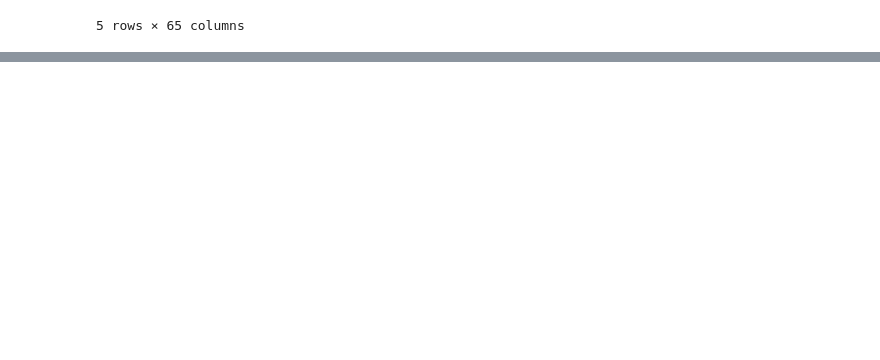
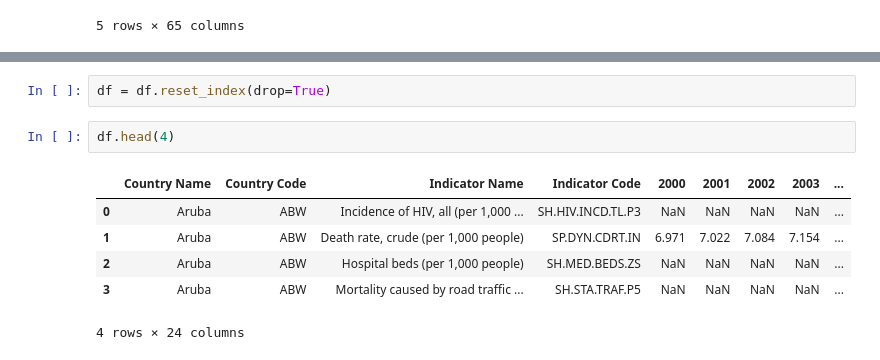
Before and after one commit to susovd/life-expectancy-project, a Jupyter notebook: ETL.ipynb, the cells around one changed output, grey strips where cells are left out. Cells and saved outputs as stored; diff of their text form; blank space fills up the shorter version.

```diff
--- a/ETL.ipynb
+++ b/ETL.ipynb
@@ -91,0 +170,11 @@ df.head()
+# %%
+df = df.reset_index(drop=True)
+# %%
+df.head(4)
+# %% [output]
+|  | Country Name | Country Code | Indicator Name | Indicator Code | 2000 | 2001 | 2002 | 2003 | ... |
+| 0 | Aruba | ABW | Incidence of HIV, all (per 1,000 ... | SH.HIV.INCD.TL.P3 | NaN | NaN | NaN | NaN | ... |
+| 1 | Aruba | ABW | Death rate, crude (per 1,000 people) | SP.DYN.CDRT.IN | 6.971 | 7.022 | 7.084 | 7.154 | ... |
+| 2 | Aruba | ABW | Hospital beds (per 1,000 people) | SH.MED.BEDS.ZS | NaN | NaN | NaN | NaN | ... |
+| 3 | Aruba | ABW | Mortality caused by road traffic ... | SH.STA.TRAF.P5 | NaN | NaN | NaN | NaN | ... |
+4 rows × 24 columns
```
Also changed, not shown: parts of 12 cells of this notebook.
